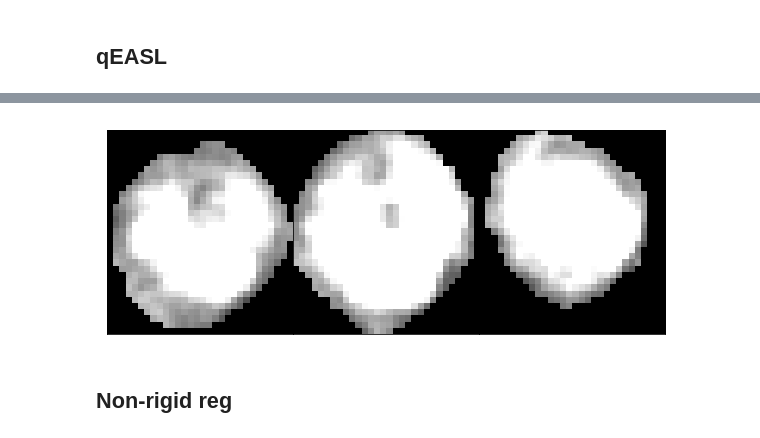
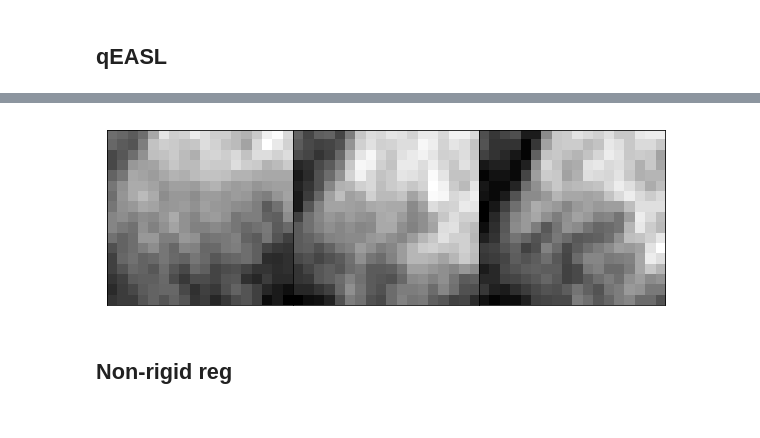
Before and after one commit to clintonjwang/lipiodol, a Jupyter notebook: data-retriever.ipynb, the cells around one changed output, grey strips where cells are left out. Saved outputs shown, nothing was run; the diff lists cells and outputs as text; code cells hidden in the pictures.

```diff
--- a/data-retriever.ipynb
+++ b/data-retriever.ipynb
@@ -331,5 +343,10 @@ hf.draw_slices(ART-PRE)
+# %%
+# plot subtraction
+mod='mr30'
+SUB=masks.crop_img_to_mask_vicinity(P[mod]['sub'], P[mod]['tumor'], .1)
+hf.draw_slices(SUB)
+# %% [output]
+[figure, added]
 # %%
 importlib.reload(masks)
-I=masks.draw_mask(ct24_tumor_mask_path, ct24_path, [0,300])
+I=masks.draw_mask(P['ct24']['tumor'], P['ct24']['img'], [0,300])
-# %% [output]
-[figure, removed]
```
Also changed, not shown: parts of 57 cells of this notebook, 6 other files.
